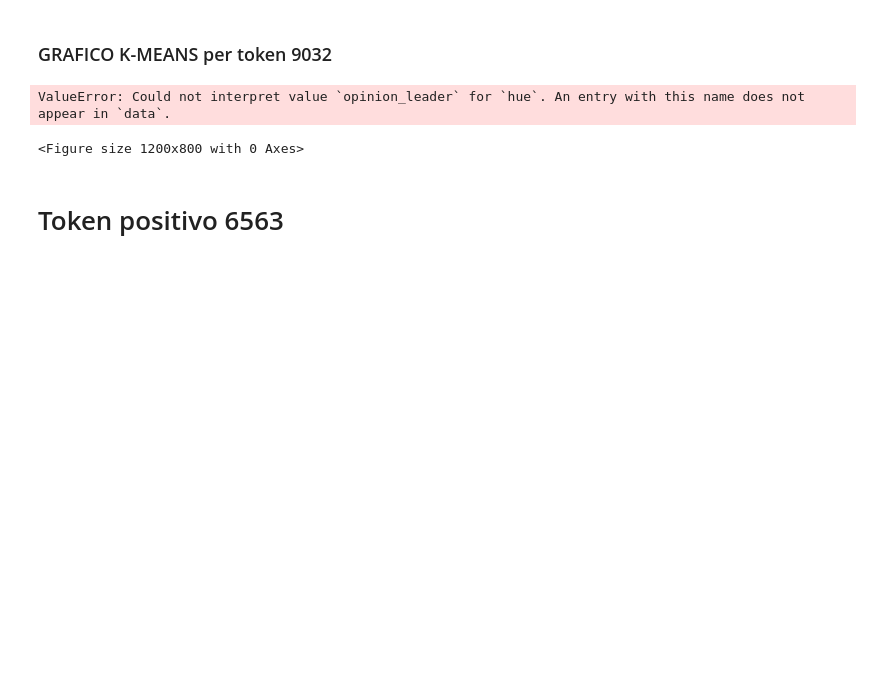
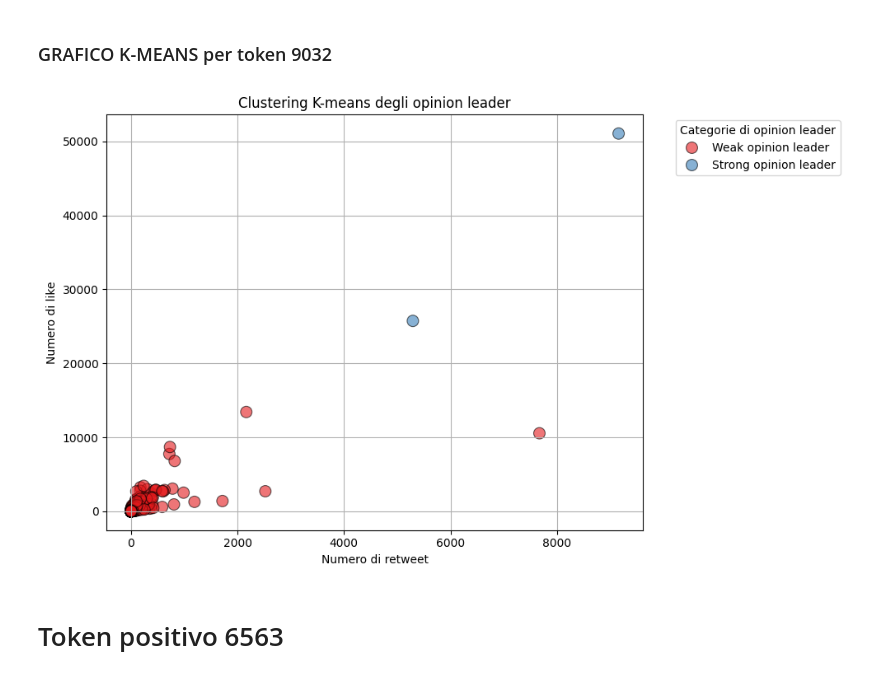
Before and after one commit to riccardospini98/Blockchain, a Jupyter notebook: opinion_leader.ipynb, the cells around one changed output. Saved outputs shown, nothing was run; the diff lists cells and outputs as text; code cells hidden in the pictures; blank space fills up the shorter version.

```diff
--- a/opinion_leader.ipynb
+++ b/opinion_leader.ipynb
@@ -101,28 +98,27 @@ Troviamo quindi che k=2 ha il valore di sihlouette migliore per la clusterizzazi
 ### GRAFICO K-MEANS per token 9032
 # %%
 # Grafico dei cluster
-plt.figure(figsize=(12, 8))
+plt.figure(figsize=(10, 6))
 sns.scatterplot(
-    data=tweets_picco_0_neg,
+    data=merge_0_neg,
     x='retweet_count',
     y='like_count',
     hue='opinion_leader',
     palette='Set1',
     s=100,
     alpha=0.6,
-    edgecolor='black'  # Aggiungiamo bordi neri ai punti
+    edgecolor='black'
 )
 
-plt.xlabel('Numero di Retweet')
-plt.ylabel('Numero di Like')
+plt.xlabel('Numero di retweet')
+plt.ylabel('Numero di like')
 plt.title('Clustering K-means degli opinion leader')
 plt.legend(title='Categorie di opinion leader', bbox_to_anchor=(1.05, 1), loc='upper left')
 plt.grid(True)
 plt.tight_layout()  # Migliora la disposizione degli elementi nel grafico
 plt.show()
 # %% [output]
-ValueError: Could not interpret value `opinion_leader` for `hue`. An entry with this name does not appear in `data`.
-<Figure size 1200x800 with 0 Axes>
+[figure, added]
 # %% [markdown]
 # Token positivo 6563
 # %% [markdown]
```
Also changed, not shown: parts of 14 cells of this notebook.
